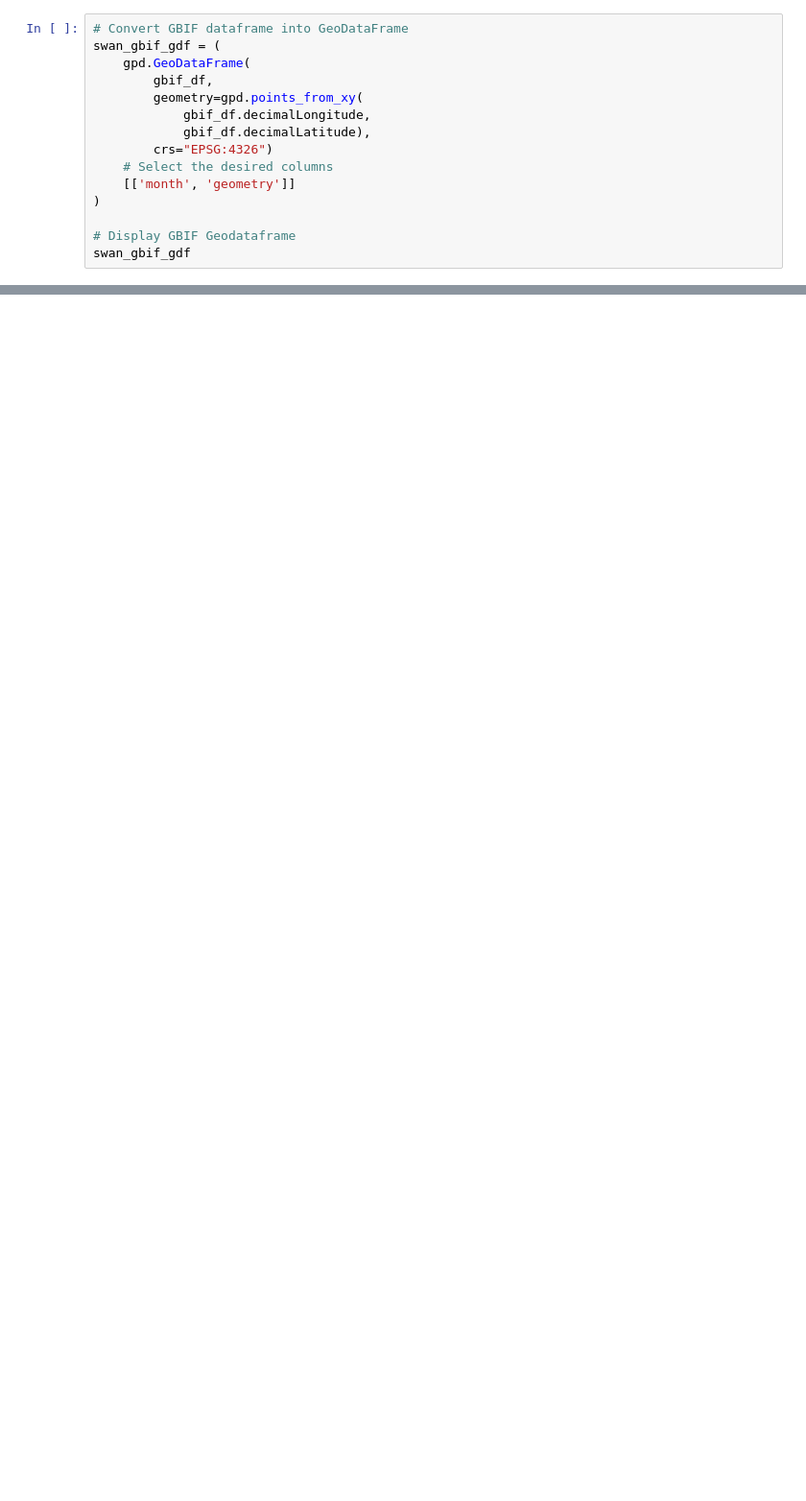
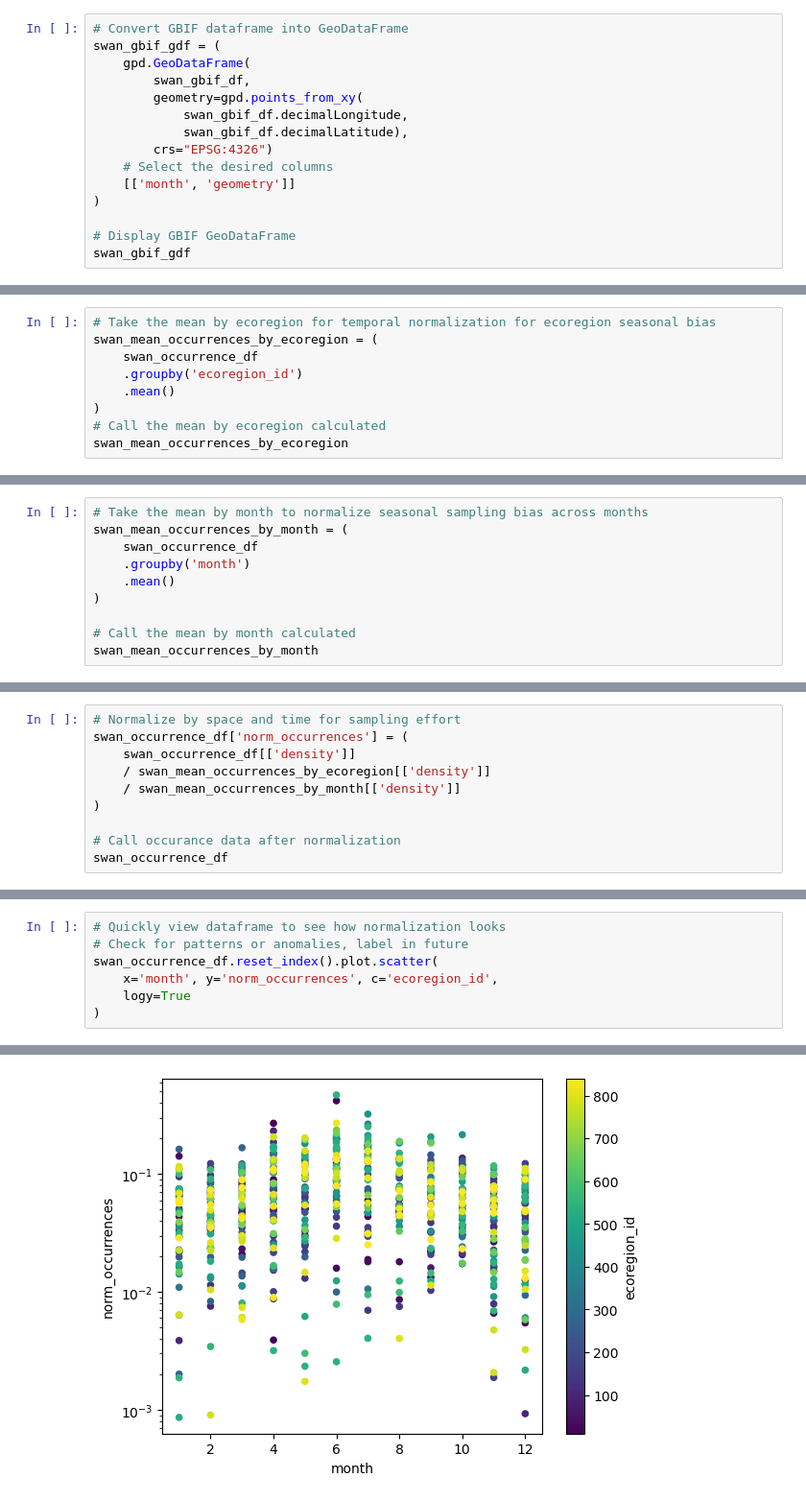
Before and after one commit to nym-veach/final-project-nym-veach, a Jupyter notebook: notebooks/trumpeter-swan-migration.ipynb, the cells around one changed output, grey strips where cells are left out. Shown at 96% size. Drawn from its saved outputs; the diff is of its cells as text; blank space fills up the shorter version.

Commit message:
finished normalization of swan data

```diff
--- a/notebooks/trumpeter-swan-migration.ipynb
+++ b/notebooks/trumpeter-swan-migration.ipynb
@@ -29,14 +49,14 @@ import pandas as pd
 # Convert GBIF dataframe into GeoDataFrame
 swan_gbif_gdf = (
     gpd.GeoDataFrame(
-        gbif_df,
+        swan_gbif_df,
         geometry=gpd.points_from_xy(
-            gbif_df.decimalLongitude,
-            gbif_df.decimalLatitude),
+            swan_gbif_df.decimalLongitude,
+            swan_gbif_df.decimalLatitude),
         crs="EPSG:4326")
     # Select the desired columns
     [['month', 'geometry']]
 )
 
-# Display GBIF Geodataframe
+# Display GBIF GeoDataFrame
 swan_gbif_gdf
@@ -42,0 +164,9 @@ swan_gbif_gdf
+# %%
+# Take the mean by ecoregion for temporal normalization for ecoregion seasonal bias
+swan_mean_occurrences_by_ecoregion = (
+    swan_occurrence_df
+    .groupby('ecoregion_id')
+    .mean()
+)
+# Call the mean by ecoregion calculated
+swan_mean_occurrences_by_ecoregion
@@ -42,0 +188,10 @@ swan_gbif_gdf
+# %%
+# Take the mean by month to normalize seasonal sampling bias across months
+swan_mean_occurrences_by_month = (
+    swan_occurrence_df
+    .groupby('month')
+    .mean()
+)
+
+# Call the mean by month calculated
+swan_mean_occurrences_by_month
@@ -42,0 +213,10 @@ swan_gbif_gdf
+# %%
+# Normalize by space and time for sampling effort
+swan_occurrence_df['norm_occurrences'] = (
+    swan_occurrence_df[['density']]
+    / swan_mean_occurrences_by_ecoregion[['density']]
+    / swan_mean_occurrences_by_month[['density']]
+)
+
+# Call occurance data after normalization
+swan_occurrence_df
@@ -42,0 +238,8 @@ swan_gbif_gdf
+# %%
+# Quickly view dataframe to see how normalization looks
+# Check for patterns or anomalies, label in future
+swan_occurrence_df.reset_index().plot.scatter(
+    x='month', y='norm_occurrences', c='ecoregion_id',
+    logy=True
+)
+# %% [output]
@@ -42,0 +247 @@ swan_gbif_gdf
+[figure, added]
```
Also changed, not shown: parts of 14 cells of this notebook.
